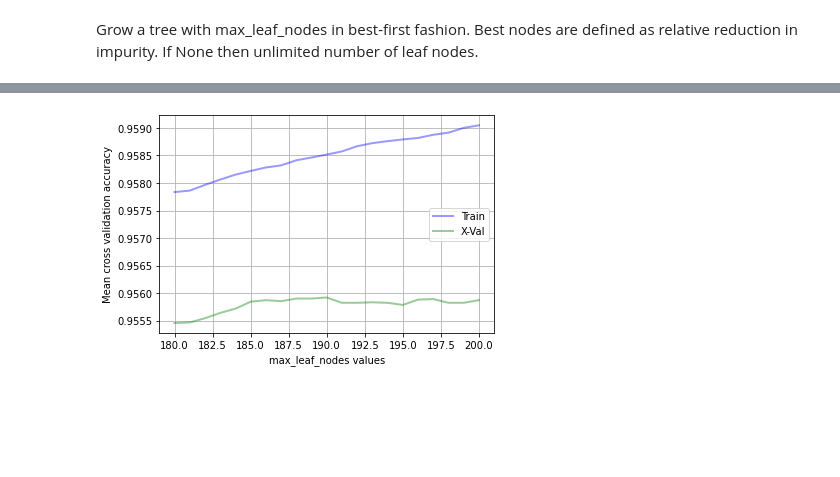
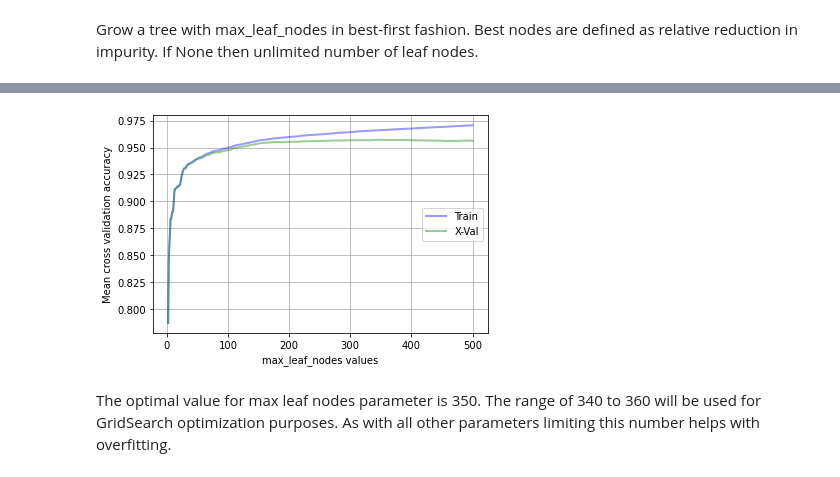
Before and after one commit to gpala7077/Classifying_Airline_Customer_Satisfication, a Jupyter notebook: Final_Project_decision_tree.ipynb, the cells around one changed output, grey strips where cells are left out. Saved outputs shown, nothing was run; the diff lists cells and outputs as text; code cells hidden in the pictures; blank space fills up the shorter version.

```diff
--- a/Final_Project_decision_tree.ipynb
+++ b/Final_Project_decision_tree.ipynb
@@ -138,7 +155,7 @@ dt = tree.DecisionTreeClassifier()
 
 param_range = range(1,51)
 
-train_scores, test_scores = calc_params(X_train_s, y_train, dt, param_range, 'min_samples_leaf', 5)
+train_scores, test_scores = calc_params(X_train_s, y_train, dt, param_range, 'min_samples_leaf', 3, True)
 
 max_at = np.where(test_scores==np.max(test_scores))[0][0]
 print("\nBest Score {:.3f} for parameter value".format(test_scores[max_at]), [*param_range][max_at])
@@ -154,9 +187,9 @@ Grow a tree with max_leaf_nodes in best-first fashion. Best nodes are defined as
 # %%
 dt = tree.DecisionTreeClassifier()
 
-param_range = range(180,201)
+param_range = range(2,501)
 
-train_scores, test_scores = calc_params(X_train_s, y_train, dt, param_range, 'max_leaf_nodes', 5)
+%time train_scores, test_scores = calc_params(X_train_s, y_train, dt, param_range, 'max_leaf_nodes', 3, False)
 
 max_at = np.where(test_scores==np.max(test_scores))[0][0]
 print("\nBest Score {:.3f} for parameter value".format(test_scores[max_at]), [*param_range][max_at])
@@ -167 +201 @@ Best Score 0.956 for parameter value 190
-[figure, old version]
+[figure, new version]
@@ -170,3 +202,5 @@ say('The task is complete.')
+# %% [markdown]
+The optimal value for max leaf nodes parameter is 350. The range of 340 to 360 will be used for GridSearch optimization purposes. As with all other parameters limiting this number helps with overfitting.
 # %%
 dt = tree.DecisionTreeClassifier()
 
```
Also changed, not shown: parts of 26 cells of this notebook, 1 other file.
